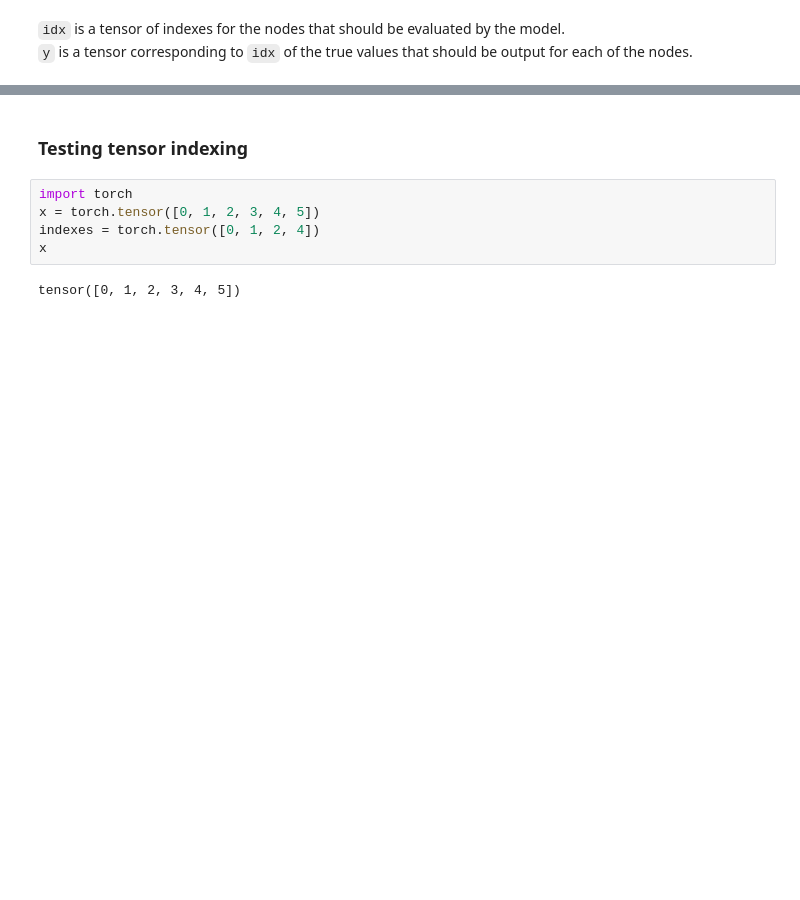
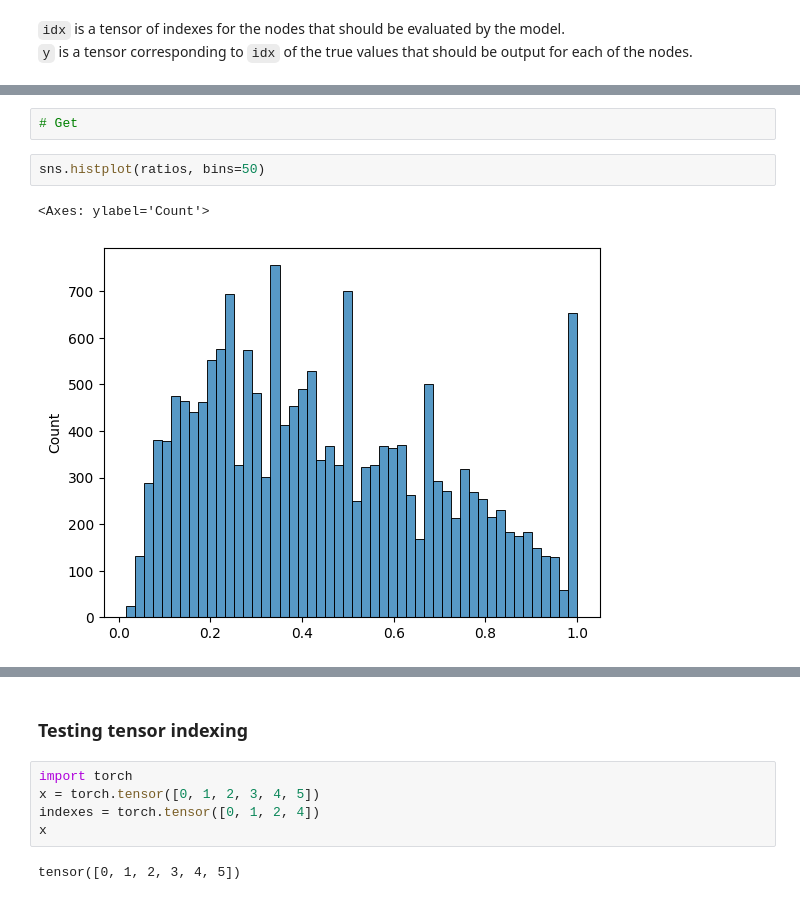
Before and after one commit to kamurani/phosphosite, a Jupyter notebook: notebooks/phosphosite_prediction/load_dataset.ipynb, the cells around one changed output, grey strips where cells are left out. Cells and saved outputs as stored; diff of their text form; blank space fills up the shorter version.

```diff
--- a/notebooks/phosphosite_prediction/load_dataset.ipynb
+++ b/notebooks/phosphosite_prediction/load_dataset.ipynb
@@ -188,0 +333,7 @@ indexes_dict
+# %%
+# Get
+# %%
+sns.histplot(ratios, bins=50)
+# %% [output]
+<Axes: ylabel='Count'>
+[figure, added]
```
Also changed, not shown: parts of 53 cells of this notebook, 5 other files.
